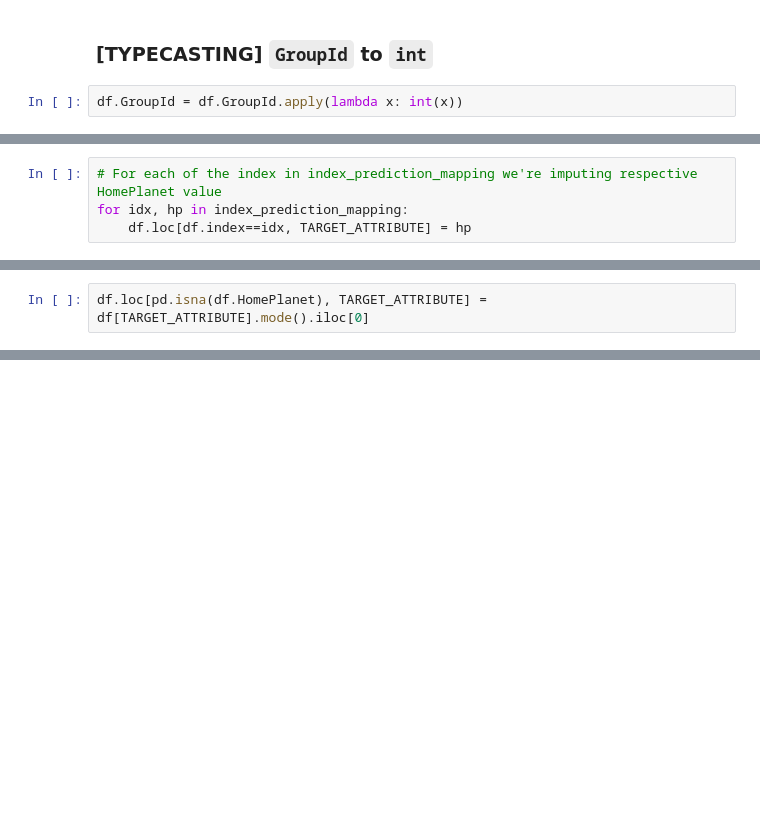
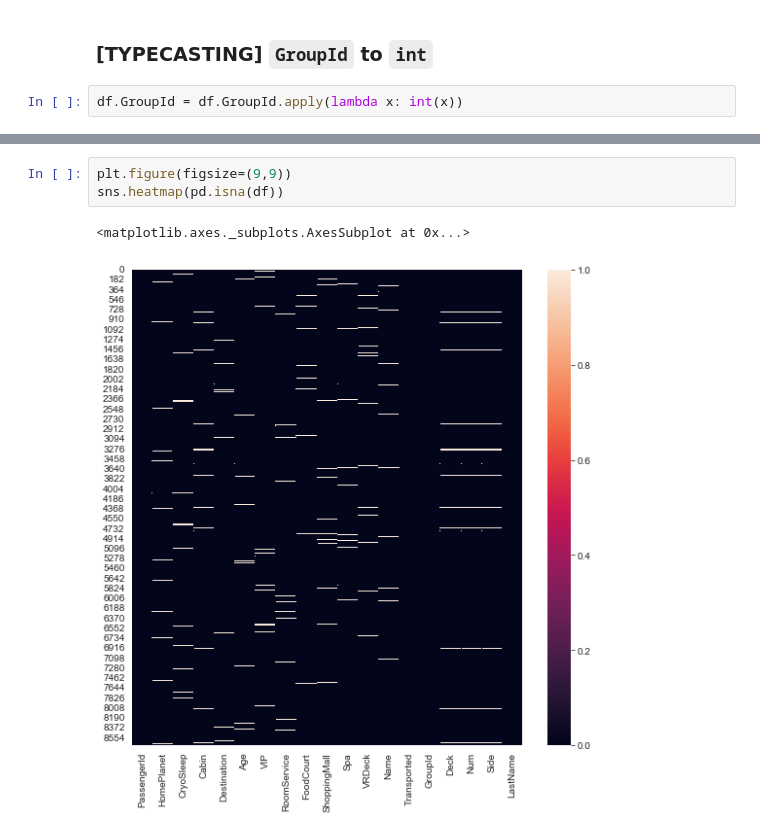
Before and after one commit to team-pass-ds/Spaceship-Titanic, a Jupyter notebook: notebooks/mukhopadhyay-eda-notebook.ipynb, the cells around one changed output, grey strips where cells are left out. Cells and saved outputs as stored; diff of their text form; blank space fills up the shorter version.

```diff
--- a/notebooks/mukhopadhyay-eda-notebook.ipynb
+++ b/notebooks/mukhopadhyay-eda-notebook.ipynb
@@ -796,4 +511,0 @@ Name: HomePlanet, dtype: object
-# %%
-# For each of the index in index_prediction_mapping we're imputing respective HomePlanet value
-for idx, hp in index_prediction_mapping:
-    df.loc[df.index==idx, TARGET_ATTRIBUTE] = hp
@@ -802,2 +511,0 @@ for idx, hp in index_prediction_mapping:
-# %%
-df.loc[pd.isna(df.HomePlanet), TARGET_ATTRIBUTE] = df[TARGET_ATTRIBUTE].mode().iloc[0]
@@ -891,0 +616,6 @@ df
+# %%
+plt.figure(figsize=(9,9))
+sns.heatmap(pd.isna(df))
+# %% [output]
+<matplotlib.axes._subplots.AxesSubplot at 0x...>
+[figure, added]
```
Also changed, not shown: parts of 70 cells of this notebook, 2 other files.
